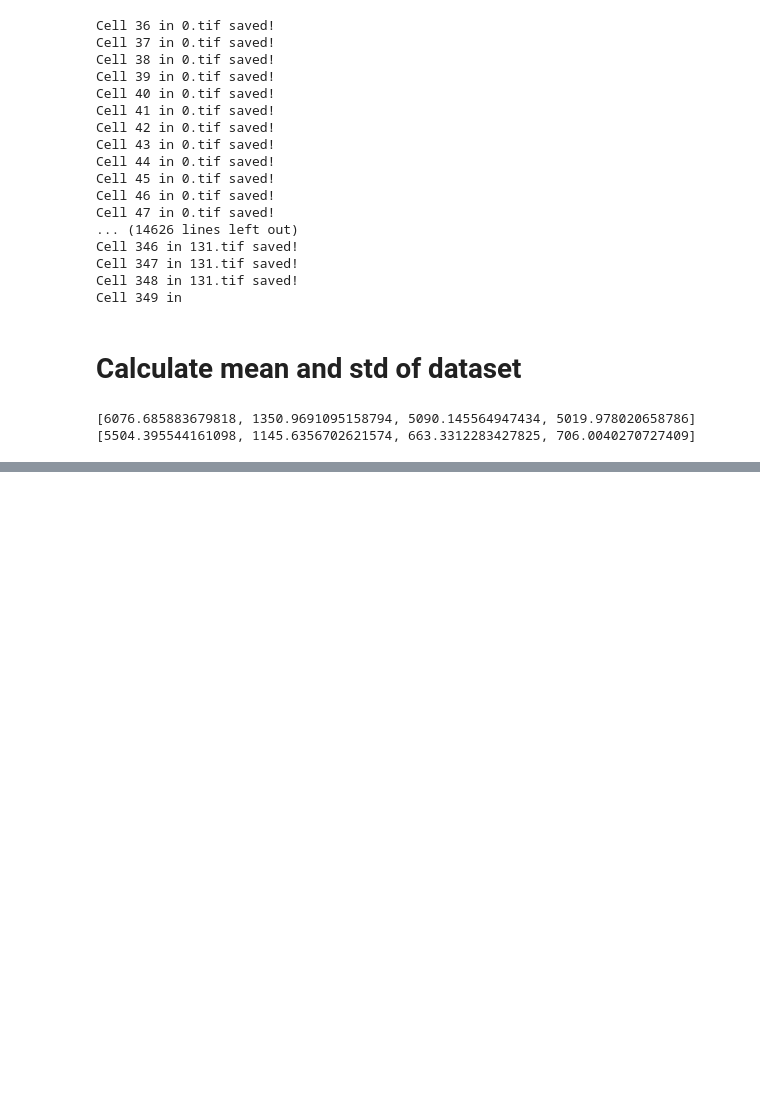
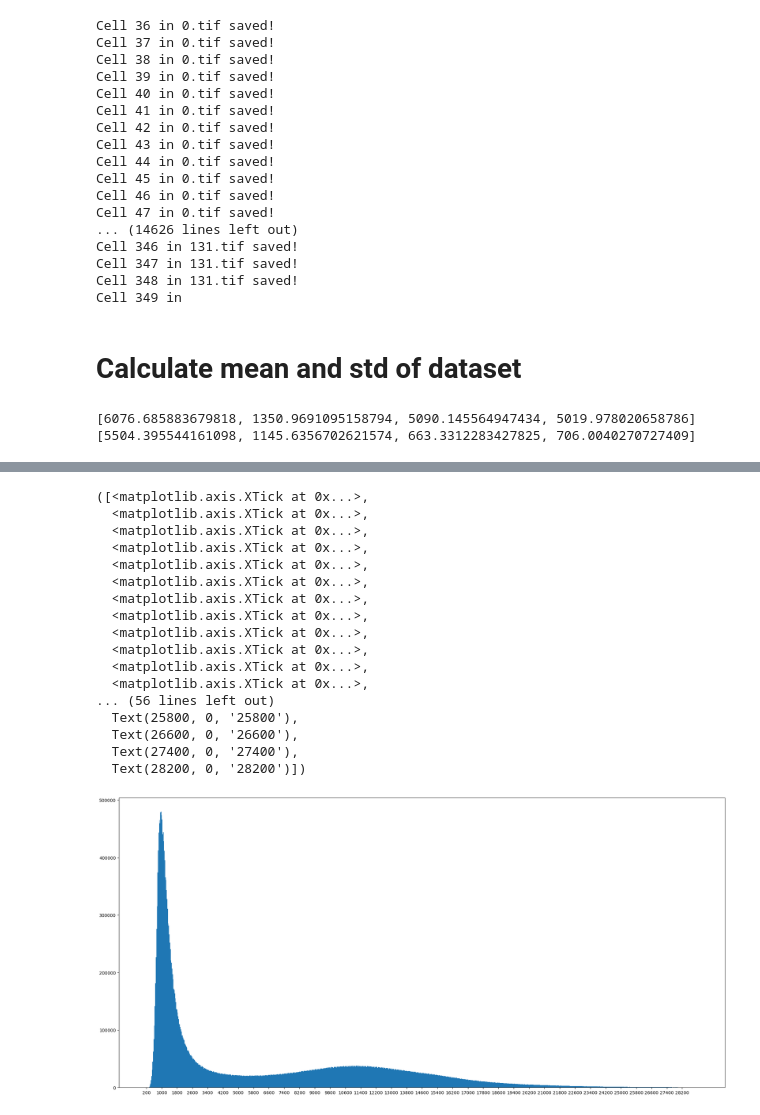
Before and after one commit to Xiao001010/JRA, a Jupyter notebook: preprocessing.ipynb, the cells around one changed output, grey strips where cells are left out. Cells and saved outputs as stored; diff of their text form; code cells hidden in the pictures; blank space fills up the shorter version.

```diff
--- a/preprocessing.ipynb
+++ b/preprocessing.ipynb
@@ -227,0 +257,20 @@ plt.show()
+# %%
+import os
+import tifffile
+import numpy as np
+
+import matplotlib.pyplot as plt
+
+data_path = 'data/single_cell_data/'
+# %%
+file_list = os.listdir(data_path)
+img_stack = [None, None, None, None]
+
+for i in range(4):
+    for idx, file in enumerate(file_list):
+        if file.endswith('.tif'):
+            img = tifffile.imread(data_path + file)
+            if idx == 0:
+                img_stack[i] = img[i].flatten()
+            else:
+                img_stack[i] = np.hstack((img_stack[i], img[i].flatten()))
@@ -227,0 +281,30 @@ plt.show()
+# %%
+import matplotlib.pyplot as plt
+# from matplotlib.ticker import MultipleLocator
+
+# fig, ax = plt.subplots(1, 1, figsize=(16, 12))
+# ax.xaxis.set_major_locator(MultipleLocator(5000))
+# ax.xaxis.set_minor_locator(MultipleLocator(1000))
+
+plt.figure(figsize=(25, 12))
+plt.hist(img_stack[0], bins=1000, range=(200, 29000))
+plt.xticks(np.arange(200, 29000, 800))
+# %% [output]
+([<matplotlib.axis.XTick at 0x...>,
+  <matplotlib.axis.XTick at 0x...>,
+  <matplotlib.axis.XTick at 0x...>,
+  <matplotlib.axis.XTick at 0x...>,
+  <matplotlib.axis.XTick at 0x...>,
+  <matplotlib.axis.XTick at 0x...>,
+  <matplotlib.axis.XTick at 0x...>,
+  <matplotlib.axis.XTick at 0x...>,
+  <matplotlib.axis.XTick at 0x...>,
+  <matplotlib.axis.XTick at 0x...>,
+  <matplotlib.axis.XTick at 0x...>,
+  <matplotlib.axis.XTick at 0x...>,
+... (56 lines left out)
+  Text(25800, 0, '25800'),
+  Text(26600, 0, '26600'),
+  Text(27400, 0, '27400'),
+  Text(28200, 0, '28200')])
+[figure, added]
```
Also changed, not shown: parts of 14 cells of this notebook.
